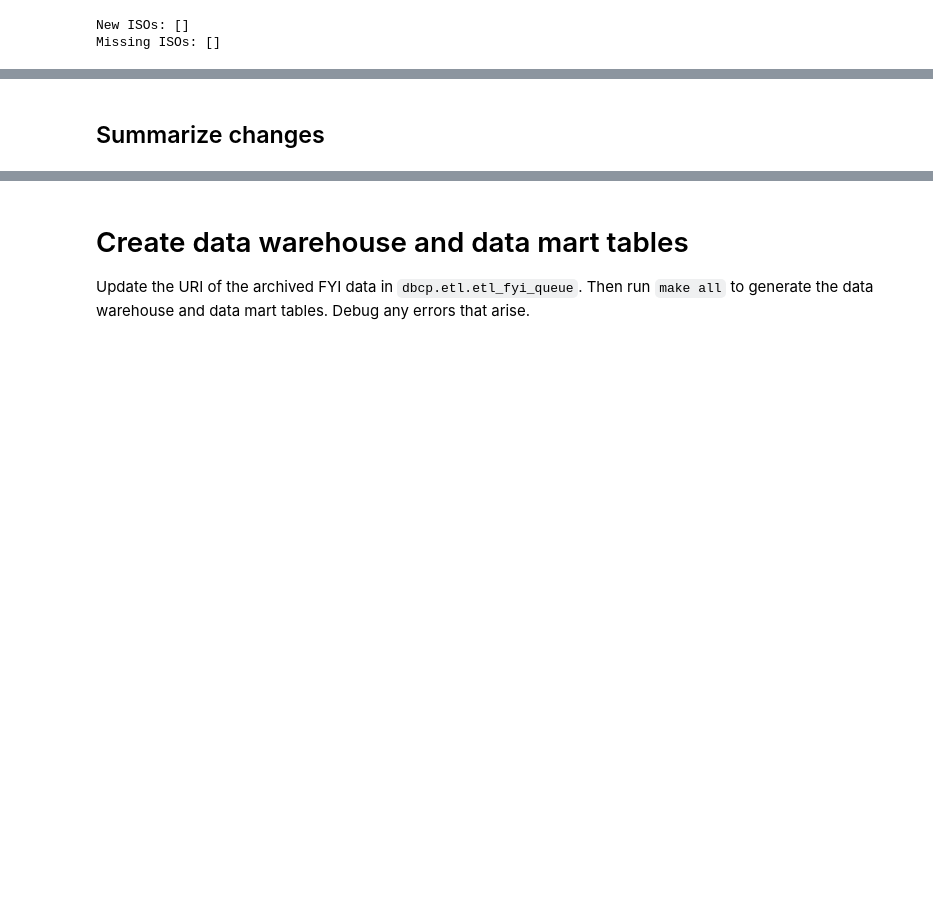
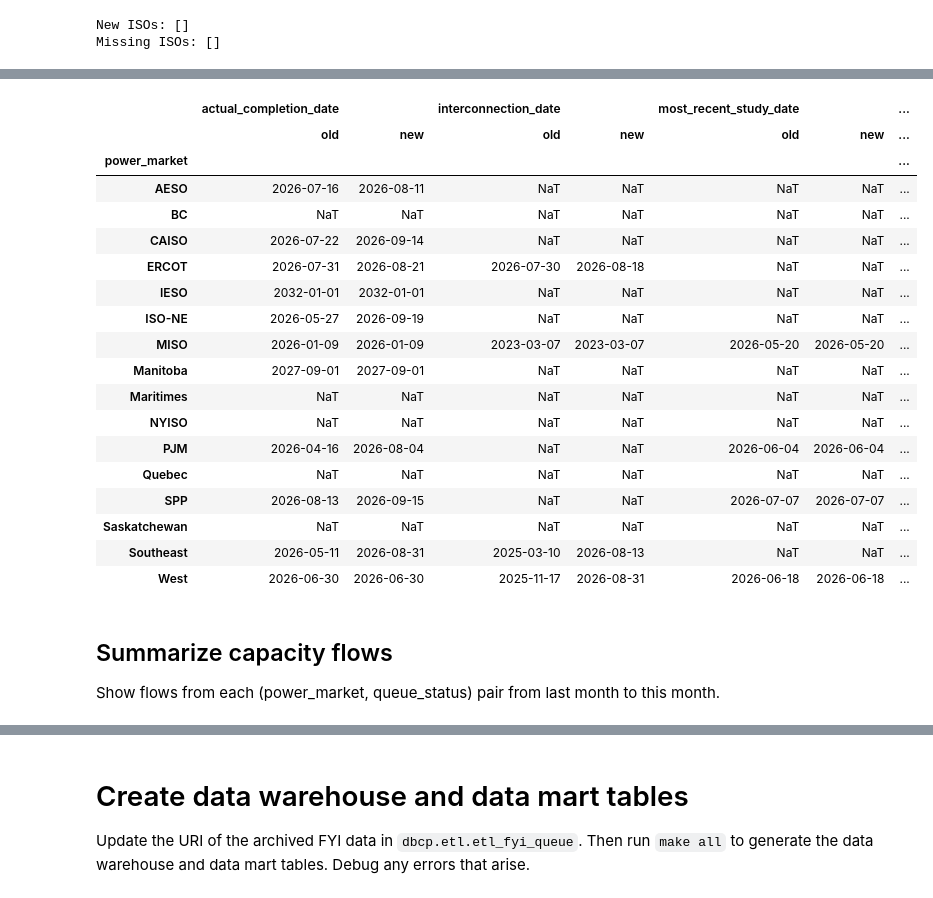
Before and after one commit to deployment-gap-model-education-fund/deployment-gap-model, a Jupyter notebook: notebooks/data_updates/interconnection_fyi/interconnection-fyi-update.ipynb, the cells around one changed output, grey strips where cells are left out. Cells and saved outputs as stored; diff of their text form; code cells hidden in the pictures; blank space fills up the shorter version.

```diff
--- a/notebooks/data_updates/interconnection_fyi/interconnection-fyi-update.ipynb
+++ b/notebooks/data_updates/interconnection_fyi/interconnection-fyi-update.ipynb
@@ -13,6 +15,7 @@ from dbcp.constants import DATA_DIR
 from dbcp.extract.helpers import load_yml_file
 # %%
 pd.set_option('display.max_columns', None)
+pd.set_option('display.max_rows', 200)
 # %% [markdown]
 # Raw Data
 # %%
@@ -86,2 +64,29 @@ See the caveats in the documentation: https://pandas.pydata.org/pandas-docs/stab
+# %%
+old_max_dates = old_fyi[["power_market"] + date_cols].groupby("power_market").max()
+new_max_dates = new_fyi[["power_market"] + date_cols].groupby("power_market").max()
+
+pd.concat({"old": old_max_dates, "new": new_max_dates}, axis="columns").swaplevel(0, 1, axis="columns").sort_index(axis="columns", level=0, sort_remaining=False)
+# %% [output]
+|  | actual_completion_date |  | interconnection_date |  | most_recent_study_date |  | ... |
+|  | old | new | old | new | old | new | ... |
+| power_market |  |  |  |  |  |  | ... |
+| AESO | 2026-07-16 | 2026-08-11 | NaT | NaT | NaT | NaT | ... |
+| BC | NaT | NaT | NaT | NaT | NaT | NaT | ... |
+| CAISO | 2026-07-22 | 2026-09-14 | NaT | NaT | NaT | NaT | ... |
+| ERCOT | 2026-07-31 | 2026-08-21 | 2026-07-30 | 2026-08-18 | NaT | NaT | ... |
+| IESO | 2032-01-01 | 2032-01-01 | NaT | NaT | NaT | NaT | ... |
+| ISO-NE | 2026-05-27 | 2026-09-19 | NaT | NaT | NaT | NaT | ... |
+| MISO | 2026-01-09 | 2026-01-09 | 2023-03-07 | 2023-03-07 | 2026-05-20 | 2026-05-20 | ... |
+| Manitoba | 2027-09-01 | 2027-09-01 | NaT | NaT | NaT | NaT | ... |
+| Maritimes | NaT | NaT | NaT | NaT | NaT | NaT | ... |
+| NYISO | NaT | NaT | NaT | NaT | NaT | NaT | ... |
+| PJM | 2026-04-16 | 2026-08-04 | NaT | NaT | 2026-06-04 | 2026-06-04 | ... |
+| Quebec | NaT | NaT | NaT | NaT | NaT | NaT | ... |
+| SPP | 2026-08-13 | 2026-09-15 | NaT | NaT | 2026-07-07 | 2026-07-07 | ... |
+| Saskatchewan | NaT | NaT | NaT | NaT | NaT | NaT | ... |
+| Southeast | 2026-05-11 | 2026-08-31 | 2025-03-10 | 2026-08-13 | NaT | NaT | ... |
+| West | 2026-06-30 | 2026-06-30 | 2025-11-17 | 2026-08-31 | 2026-06-18 | 2026-06-18 | ... |
 # %% [markdown]
-## Summarize changes
+## Summarize capacity flows
+
+Show flows from each (power_market, queue_status) pair from last month to this month.
```
Also changed, not shown: parts of 12 cells of this notebook.
